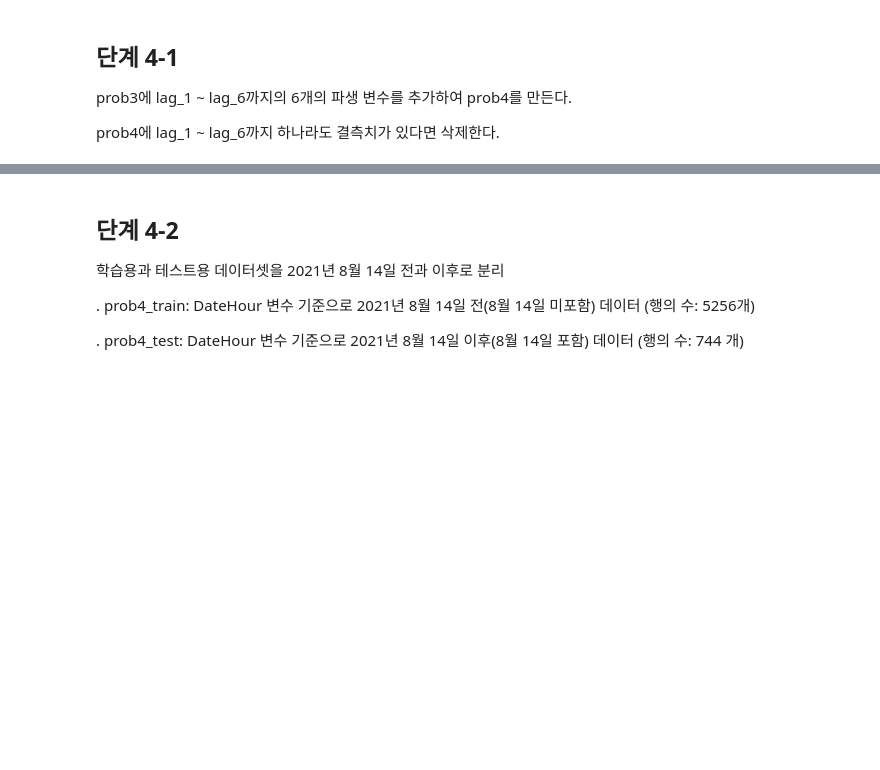
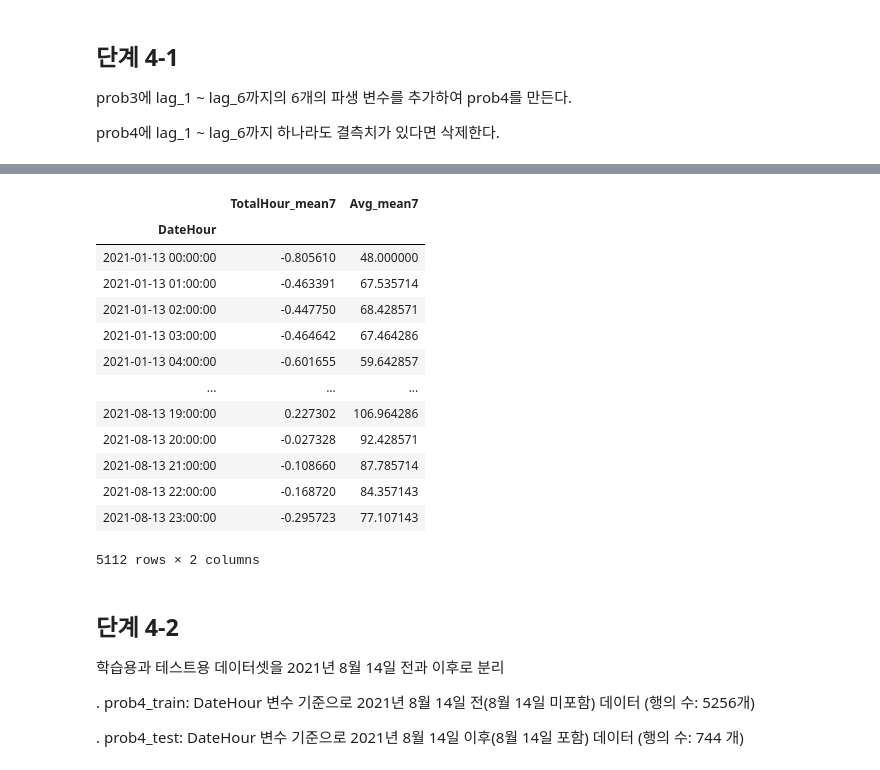
Before and after one commit to sunkusun9/DS_Lv3_2405, a Jupyter notebook: sec_ds_lv3_prob3_prob.ipynb, the cells around one changed output, grey strips where cells are left out. Saved outputs shown, nothing was run; the diff lists cells and outputs as text; code cells hidden in the pictures; blank space fills up the shorter version.

```diff
--- a/sec_ds_lv3_prob3_prob.ipynb
+++ b/sec_ds_lv3_prob3_prob.ipynb
@@ -1132,3 +1177,25 @@ prob4에 lag_1 ~ lag_6까지 하나라도 결측치가 있다면 삭제한다.
+# %%
+pd.concat([
+    pd.concat(
+        [df_prob4_train[j].shift(24 * i) for i in range(0, 7)], axis=1
+    ).dropna().mean(axis=1).rename('{}_mean7'.format(j))
+    for j in ['TotalHour', 'Avg']
+], axis=1)
+# %% [output]
+|  | TotalHour_mean7 | Avg_mean7 |
+| DateHour |  |  |
+| 2021-01-13 00:00:00 | -0.805610 | 48.000000 |
+| 2021-01-13 01:00:00 | -0.463391 | 67.535714 |
+| 2021-01-13 02:00:00 | -0.447750 | 68.428571 |
+| 2021-01-13 03:00:00 | -0.464642 | 67.464286 |
+| 2021-01-13 04:00:00 | -0.601655 | 59.642857 |
+| ... | ... | ... |
+| 2021-08-13 19:00:00 | 0.227302 | 106.964286 |
+| 2021-08-13 20:00:00 | -0.027328 | 92.428571 |
+| 2021-08-13 21:00:00 | -0.108660 | 87.785714 |
+| 2021-08-13 22:00:00 | -0.168720 | 84.357143 |
+| 2021-08-13 23:00:00 | -0.295723 | 77.107143 |
+5112 rows × 2 columns
 # %% [markdown]
 ## 단계 4-2
 
```
Also changed, not shown: parts of 89 cells of this notebook.
